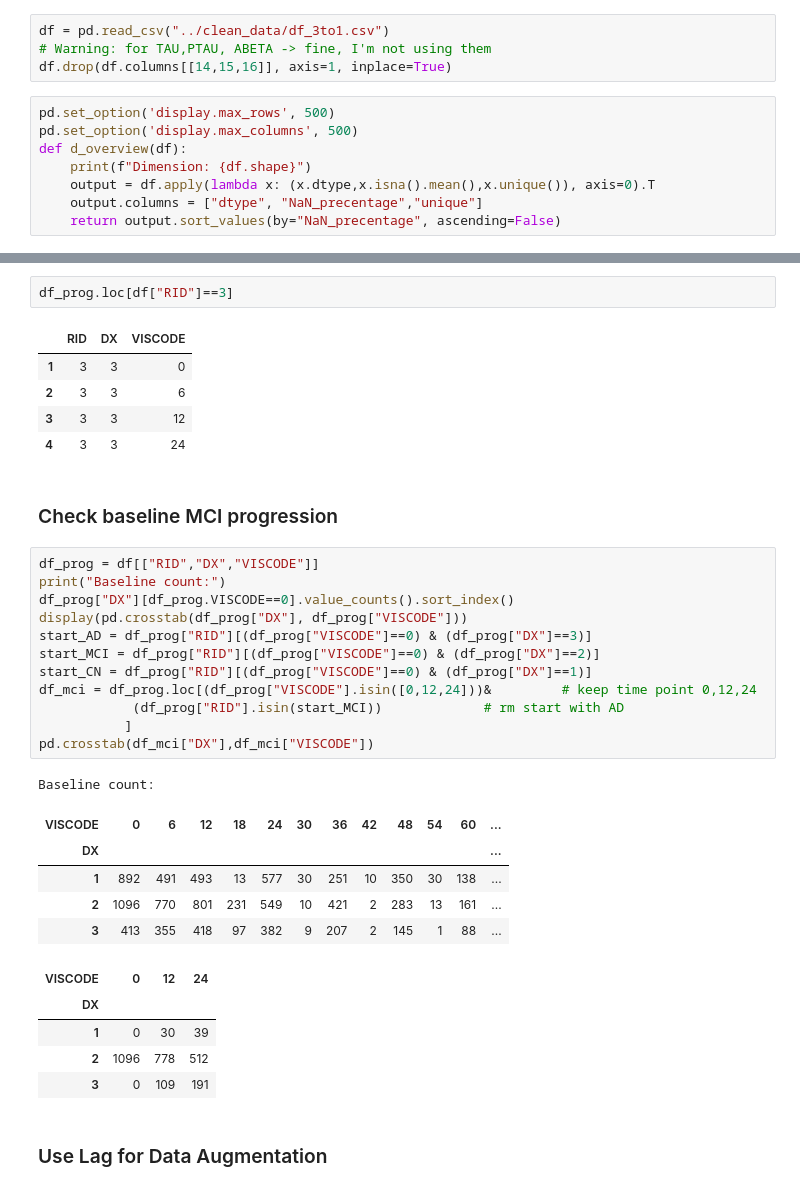
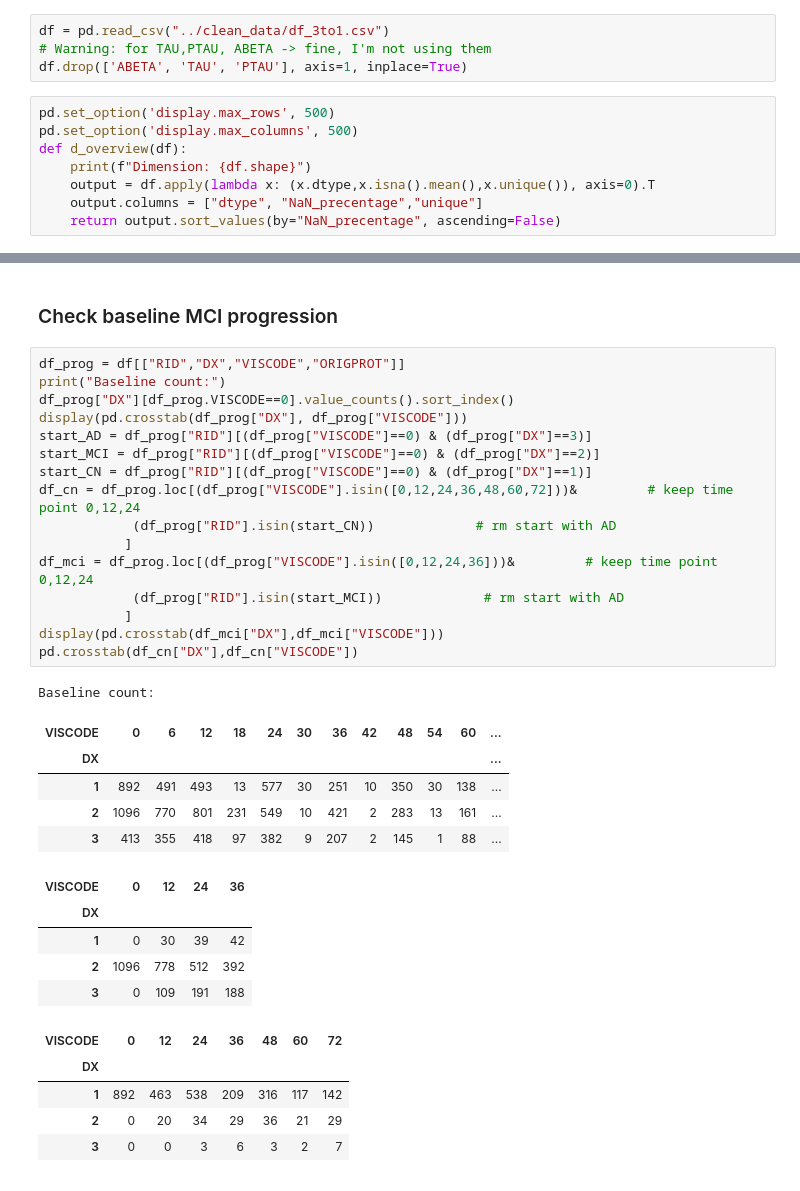
Before and after one commit to tctsung/AD_boosting, a Jupyter notebook: data_augmentation.ipynb, the cells around one changed output, grey strips where cells are left out. Saved outputs shown, nothing was run; the diff lists cells and outputs as text.

```diff
--- a/data_augmentation.ipynb
+++ b/data_augmentation.ipynb
@@ -5,7 +5,7 @@ import matplotlib.pyplot as plt
 # %%
 df = pd.read_csv("../clean_data/df_3to1.csv")
 # Warning: for TAU,PTAU, ABETA -> fine, I'm not using them
-df.drop(df.columns[[14,15,16]], axis=1, inplace=True)
+df.drop(['ABETA', 'TAU', 'PTAU'], axis=1, inplace=True)
 # %%
 pd.set_option('display.max_rows', 500)
 pd.set_option('display.max_columns', 500)
@@ -37,37 +43,36 @@ Dimension: (11364, 87)
 | RID | int64 | 0.0 | [2, 3, 4, 5, 6, 7, 10, 14, 15, 16... |
-# %%
-df_prog.loc[df["RID"]==3]
-# %% [output]
-|  | RID | DX | VISCODE |
-| 1 | 3 | 3 | 0 |
-| 2 | 3 | 3 | 6 |
-| 3 | 3 | 3 | 12 |
-| 4 | 3 | 3 | 24 |
 # %% [markdown]
 ### Check baseline MCI progression
 # %%
-df_prog = df[["RID","DX","VISCODE"]]
+df_prog = df[["RID","DX","VISCODE","ORIGPROT"]]
 print("Baseline count:")
 df_prog["DX"][df_prog.VISCODE==0].value_counts().sort_index()
 display(pd.crosstab(df_prog["DX"], df_prog["VISCODE"]))
 start_AD = df_prog["RID"][(df_prog["VISCODE"]==0) & (df_prog["DX"]==3)]
 start_MCI = df_prog["RID"][(df_prog["VISCODE"]==0) & (df_prog["DX"]==2)]
 start_CN = df_prog["RID"][(df_prog["VISCODE"]==0) & (df_prog["DX"]==1)]
-df_mci = df_prog.loc[(df_prog["VISCODE"].isin([0,12,24]))&         # keep time point 0,12,24
+df_cn = df_prog.loc[(df_prog["VISCODE"].isin([0,12,24,36,48,60,72]))&         # keep time point 0,12,24
+            (df_prog["RID"].isin(start_CN))             # rm start with AD
+           ]
+df_mci = df_prog.loc[(df_prog["VISCODE"].isin([0,12,24,36]))&         # keep time point 0,12,24
             (df_prog["RID"].isin(start_MCI))             # rm start with AD
            ]
-pd.crosstab(df_mci["DX"],df_mci["VISCODE"])
+display(pd.crosstab(df_mci["DX"],df_mci["VISCODE"]))
+pd.crosstab(df_cn["DX"],df_cn["VISCODE"])
 # %% [output]
 Baseline count:
 | VISCODE | 0 | 6 | 12 | 18 | 24 | 30 | 36 | 42 | 48 | 54 | 60 | ... |
 | DX |  |  |  |  |  |  |  |  |  |  |  | ... |
 | 1 | 892 | 491 | 493 | 13 | 577 | 30 | 251 | 10 | 350 | 30 | 138 | ... |
 | 2 | 1096 | 770 | 801 | 231 | 549 | 10 | 421 | 2 | 283 | 13 | 161 | ... |
 | 3 | 413 | 355 | 418 | 97 | 382 | 9 | 207 | 2 | 145 | 1 | 88 | ... |
-| VISCODE | 0 | 12 | 24 |
-| DX |  |  |  |
-| 1 | 0 | 30 | 39 |
-| 2 | 1096 | 778 | 512 |
-| 3 | 0 | 109 | 191 |
+| VISCODE | 0 | 12 | 24 | 36 |
+| DX |  |  |  |  |
+| 1 | 0 | 30 | 39 | 42 |
+| 2 | 1096 | 778 | 512 | 392 |
+| 3 | 0 | 109 | 191 | 188 |
+| VISCODE | 0 | 12 | 24 | 36 | 48 | 60 | 72 |
+| DX |  |  |  |  |  |  |  |
+| 1 | 892 | 463 | 538 | 209 | 316 | 117 | 142 |
+| 2 | 0 | 20 | 34 | 29 | 36 | 21 | 29 |
+| 3 | 0 | 0 | 3 | 6 | 3 | 2 | 7 |
-# %% [markdown]
-### Use Lag for Data Augmentation
```
Also changed, not shown: parts of 11 cells of this notebook, 2 other files.
